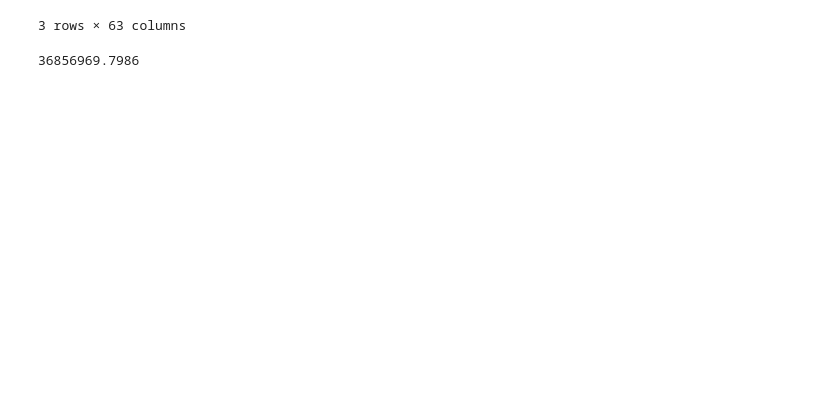
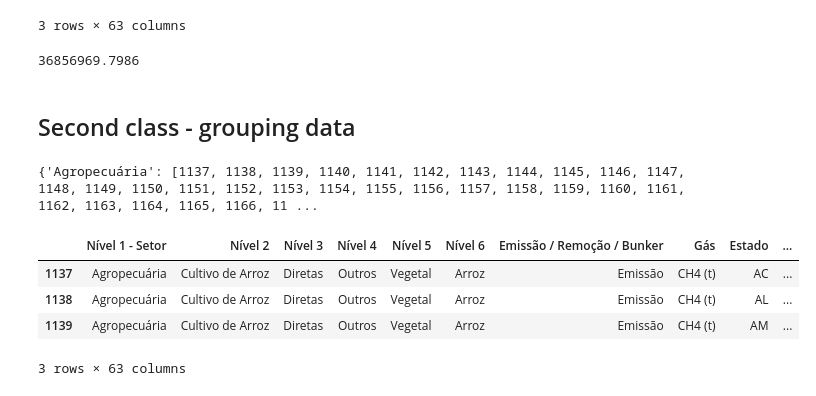
Before and after one commit to Matheus-Pombeiro/pandas_selecao_e_agrupamento, a Jupyter notebook: pandas_selecao_e_agrupamento_challenge.ipynb, the cells around one changed output. Cells and saved outputs as stored; diff of their text form; code cells hidden in the pictures; blank space fills up the shorter version.

```diff
--- a/pandas_selecao_e_agrupamento_challenge.ipynb
+++ b/pandas_selecao_e_agrupamento_challenge.ipynb
@@ -55,3 +55,21 @@ emissoes_gases[(emissoes_gases['Nível 1 - Setor'] == 'Mudança de Uso da Terra
 emissoes_gases.loc[(emissoes_gases['Nível 1 - Setor'] == 'Agropecuária') & (emissoes_gases['Estado'] == 'PA'), 2021].max()
 # %% [output]
 36856969.7986
+# %% [markdown]
+## Second class - grouping data
+# %%
+# Grouping the dataset by the 'Nível 1 - Setor' using groupby and groups
+nivel_1_setor_index = emissoes_gases.groupby('Nível 1 - Setor').groups
+nivel_1_setor_index
+# %% [output]
+{'Agropecuária': [1137, 1138, 1139, 1140, 1141, 1142, 1143, 1144, 1145, 1146, 1147, 1148, 1149, 1150, 1151, 1152, 1153, 1154, 1155, 1156, 1157, 1158, 1159, 1160, 1161, 1162, 1163, 1164, 1165, 1166, 11 ...
+# %%
+# Grouping the dataset by 'Agropecuária' entries
+agropecuaria = emissoes_gases.groupby('Nível 1 - Setor').get_group('Agropecuária')
+agropecuaria.head(3)
+# %% [output]
+|  | Nível 1 - Setor | Nível 2 | Nível 3 | Nível 4 | Nível 5 | Nível 6 | Emissão / Remoção / Bunker | Gás | Estado | ... |
+| 1137 | Agropecuária | Cultivo de Arroz | Diretas | Outros | Vegetal | Arroz | Emissão | CH4 (t) | AC | ... |
+| 1138 | Agropecuária | Cultivo de Arroz | Diretas | Outros | Vegetal | Arroz | Emissão | CH4 (t) | AL | ... |
+| 1139 | Agropecuária | Cultivo de Arroz | Diretas | Outros | Vegetal | Arroz | Emissão | CH4 (t) | AM | ... |
+3 rows × 63 columns
```
Also changed, not shown: parts of 2 cells of this notebook.
